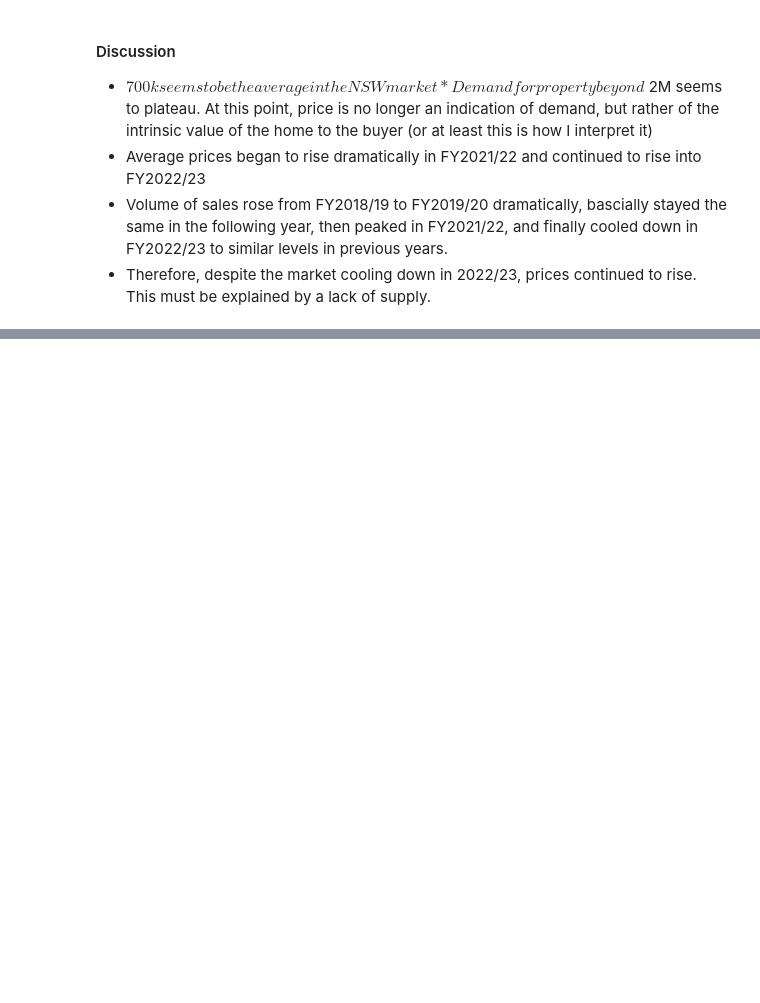
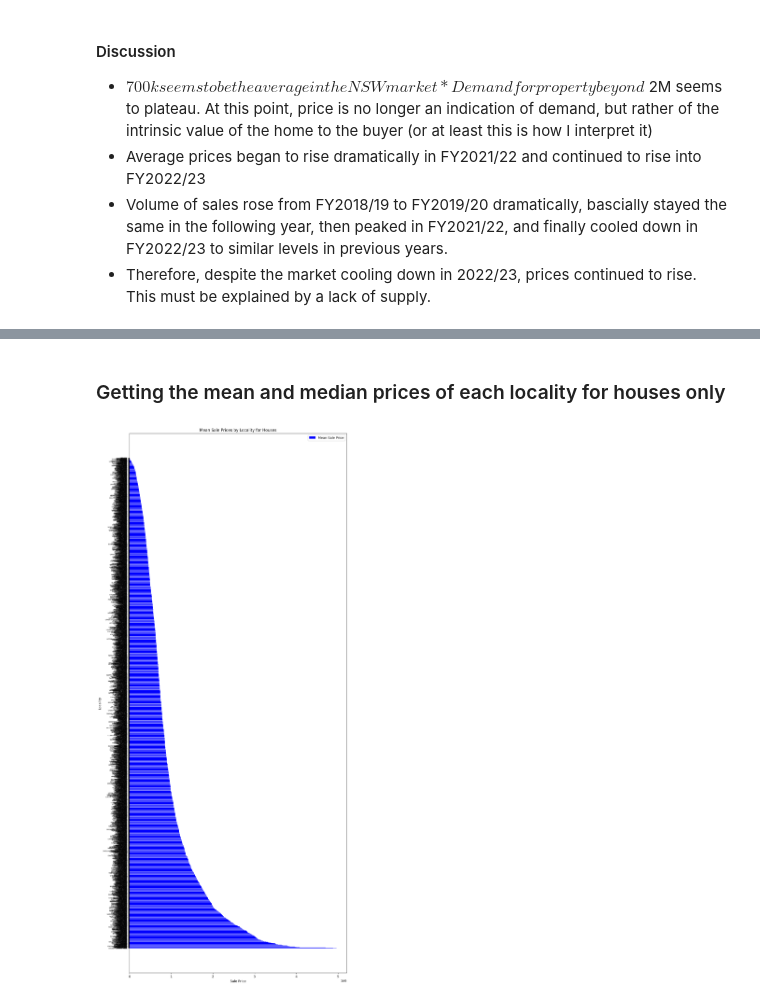
Before and after one commit to eternalBackPain/NSW-Property-Data, a Jupyter notebook: analysis.ipynb, the cells around one changed output, grey strips where cells are left out. Saved outputs shown, nothing was run; the diff lists cells and outputs as text; code cells hidden in the pictures; blank space fills up the shorter version.

```diff
--- a/analysis.ipynb
+++ b/analysis.ipynb
@@ -303,0 +321,23 @@ Remember that the height of this plot is the frequency of sales.
+# %%
+# TODO: ONLY RUN THE FIRST 5 OBS TO SEE IF IT WORKS OR NOT
+
+from geopy.distance import geodesic
+from geopy.geocoders import Nominatim
+from geopy.extra.rate_limiter import RateLimiter
+
+# Create a geolocator object
+geolocator = Nominatim(user_agent="NSW-property-data-analysis")
+
+
+# Use the geolocator to get coordinates
+location = geolocator.geocode("Sydney, Australia")
+print(location.latitude, location.longitude)
+
+# Define a function to get coordinates from an address
+def get_coordinates(address):
+    geocode = RateLimiter(geolocator.geocode, min_delay_seconds=1)
+    location = geocode(address)
+    return (location.latitude, location.longitude) if location else None
+
+df['Coordinates'] = df['Street Display'].apply(get_coordinates)
+df.head()
@@ -303,0 +364,11 @@ Remember that the height of this plot is the frequency of sales.
+# %% [markdown]
+### Getting the mean and median prices of each locality for houses only
+# %%
+# Filter data for property type 'House' and price <= 5M
+df_lessthan5M = df[df['Sale Price'] <= 5000000]
+house_data = df_lessthan5M[df_lessthan5M['Property Type'] == 'House']
+
+# Group by 'Locality' and calculate mean and median sale prices
+grouped_data = house_data.groupby('Locality')['Sale Price'].agg(['mean', 'median'])
+# %% [output]
+[figure, added]
```
Also changed, not shown: parts of 9 cells of this notebook.
